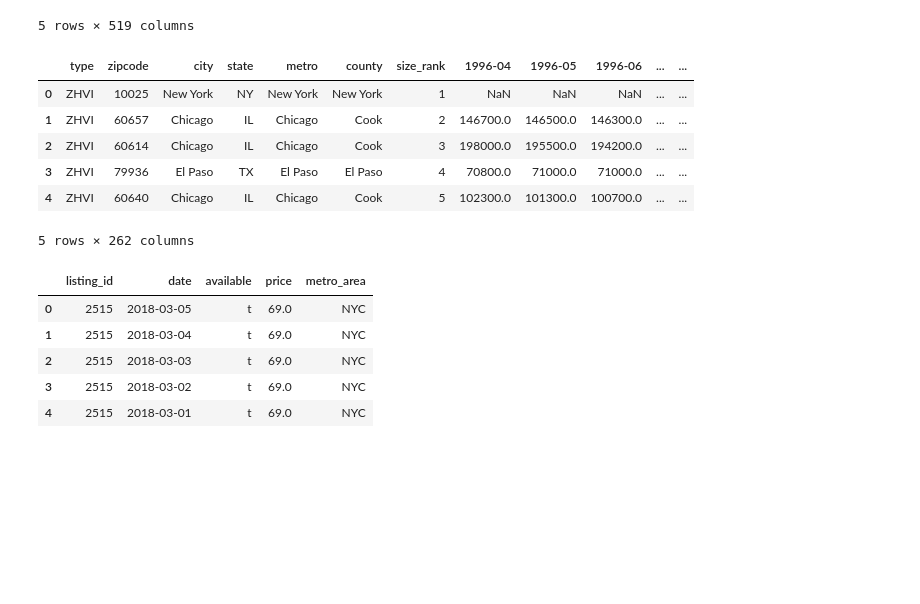
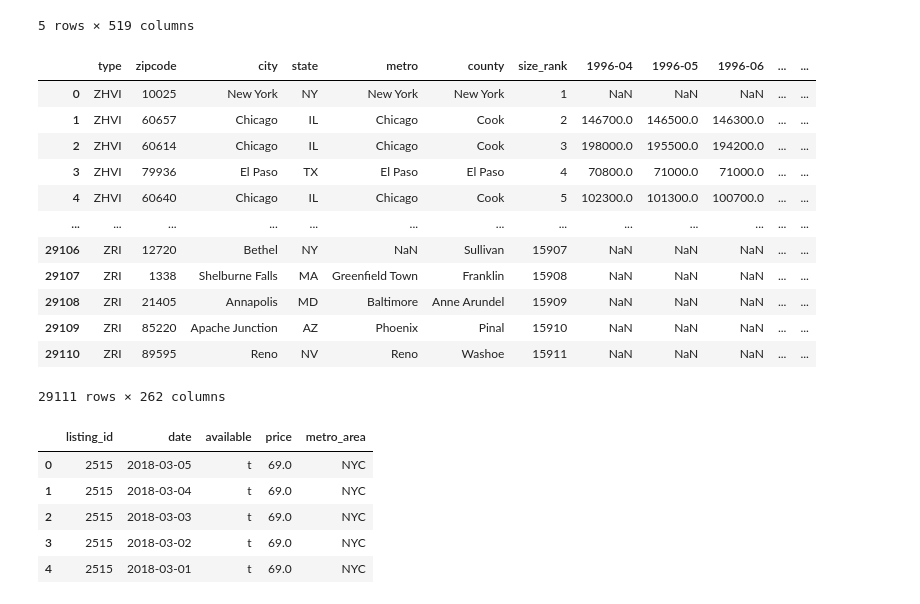
Before and after one commit to ChengAaron/1130-Final, a Jupyter notebook: 1130 Project.ipynb, the cells around one changed output. Cells and saved outputs as stored; diff of their text form; code cells hidden in the pictures; blank space fills up the shorter version.

```diff
--- a/1130 Project.ipynb
+++ b/1130 Project.ipynb
@@ -77,15 +78,21 @@ econ.head()
 | 4 | CA | 1722091 | 1747827 | 1787427 | 1809426 | 1857944 | 1865835 | 1886549 | ... |
 5 rows × 519 columns
 # %%
-realestate.head()
+realestate
 # %% [output]
 |  | type | zipcode | city | state | metro | county | size_rank | 1996-04 | 1996-05 | 1996-06 | ... | ... |
 | 0 | ZHVI | 10025 | New York | NY | New York | New York | 1 | NaN | NaN | NaN | ... | ... |
 | 1 | ZHVI | 60657 | Chicago | IL | Chicago | Cook | 2 | 146700.0 | 146500.0 | 146300.0 | ... | ... |
 | 2 | ZHVI | 60614 | Chicago | IL | Chicago | Cook | 3 | 198000.0 | 195500.0 | 194200.0 | ... | ... |
 | 3 | ZHVI | 79936 | El Paso | TX | El Paso | El Paso | 4 | 70800.0 | 71000.0 | 71000.0 | ... | ... |
 | 4 | ZHVI | 60640 | Chicago | IL | Chicago | Cook | 5 | 102300.0 | 101300.0 | 100700.0 | ... | ... |
+| ... | ... | ... | ... | ... | ... | ... | ... | ... | ... | ... | ... | ... |
+| 29106 | ZRI | 12720 | Bethel | NY | NaN | Sullivan | 15907 | NaN | NaN | NaN | ... | ... |
+| 29107 | ZRI | 1338 | Shelburne Falls | MA | Greenfield Town | Franklin | 15908 | NaN | NaN | NaN | ... | ... |
+| 29108 | ZRI | 21405 | Annapolis | MD | Baltimore | Anne Arundel | 15909 | NaN | NaN | NaN | ... | ... |
+| 29109 | ZRI | 85220 | Apache Junction | AZ | Phoenix | Pinal | 15910 | NaN | NaN | NaN | ... | ... |
+| 29110 | ZRI | 89595 | Reno | NV | Reno | Washoe | 15911 | NaN | NaN | NaN | ... | ... |
-5 rows × 262 columns
+29111 rows × 262 columns
 # %%
 calendar.head()
 # %% [output]
```
Also changed, not shown: parts of 19 cells of this notebook.
